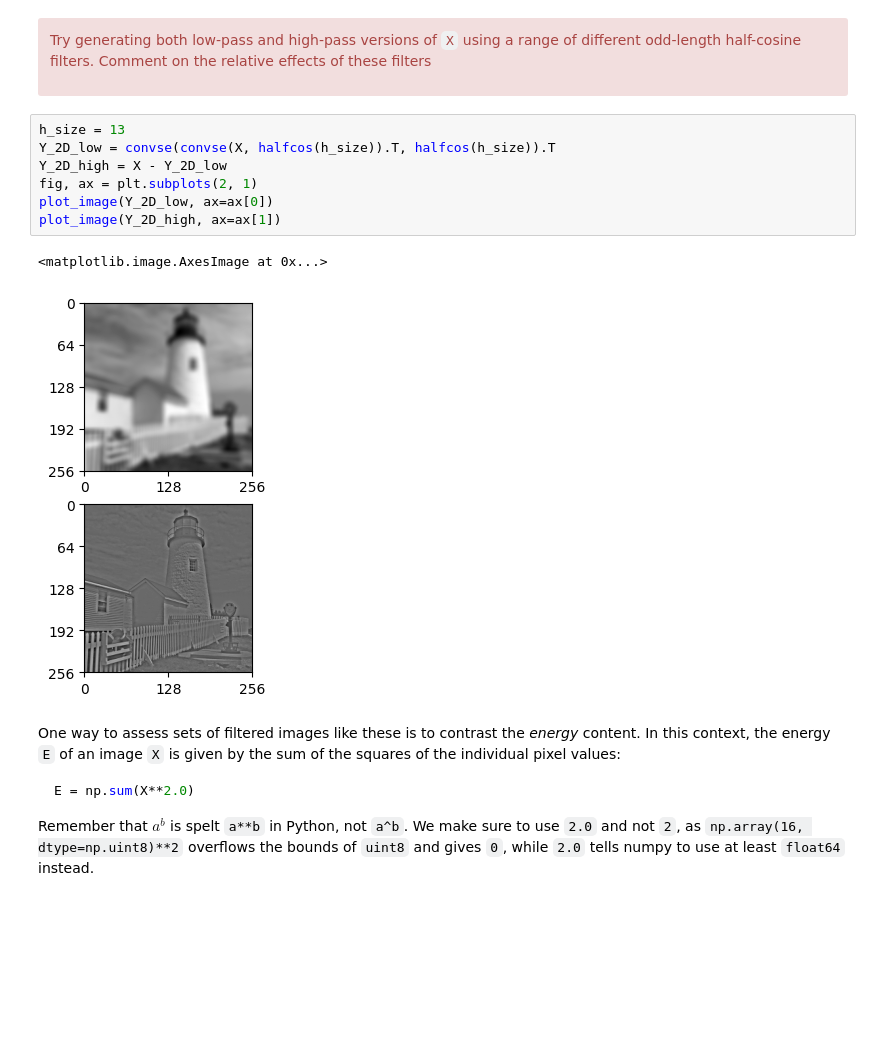
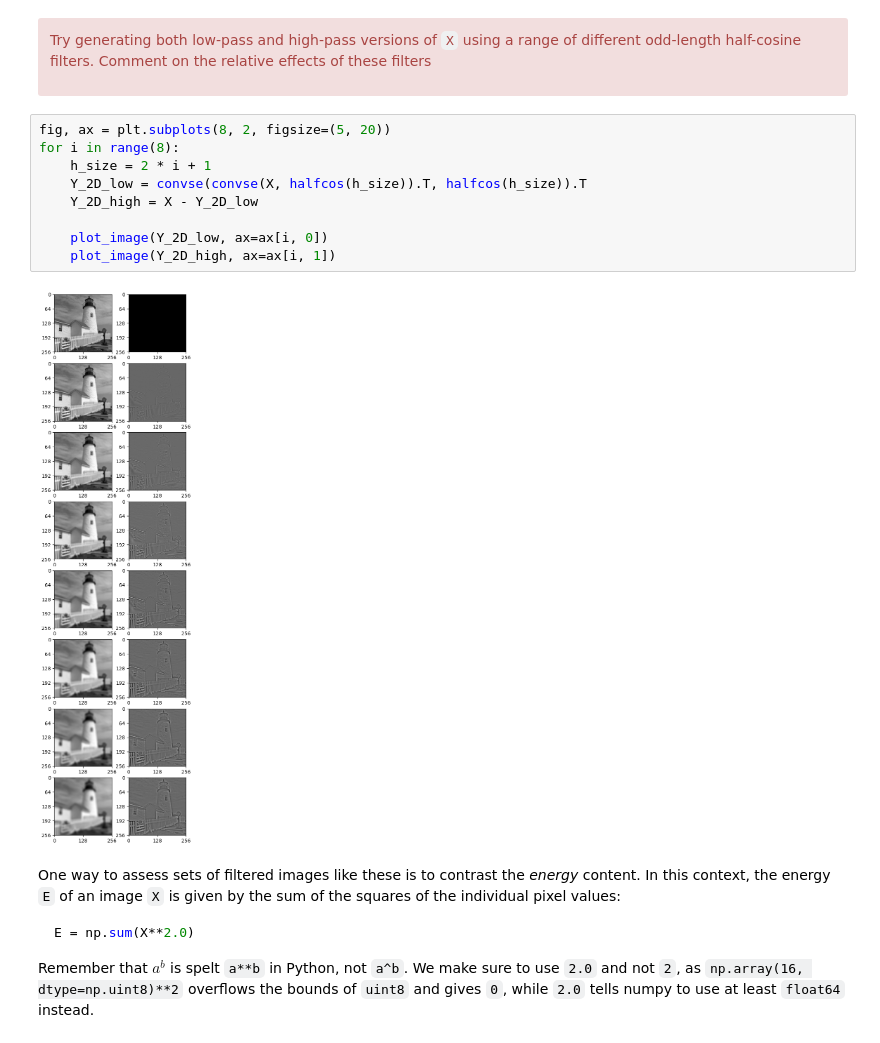
Before and after one commit to Aaron-AA0721/cued_sf2_lab, a Jupyter notebook: 5-simple-image-filtering.ipynb, the cells around one changed output. Drawn from its saved outputs; the diff is of its cells as text; blank space fills up the shorter version.

Commit message:
refined image display

````diff
--- a/5-simple-image-filtering.ipynb
+++ b/5-simple-image-filtering.ipynb
@@ -210,15 +218,16 @@ Try generating both low-pass and high-pass versions of `X` using a range of diff
 
 </div>
 # %%
-h_size = 13
-Y_2D_low = convse(convse(X, halfcos(h_size)).T, halfcos(h_size)).T
-Y_2D_high = X - Y_2D_low
-fig, ax = plt.subplots(2, 1)
-plot_image(Y_2D_low, ax=ax[0])
-plot_image(Y_2D_high, ax=ax[1])
+fig, ax = plt.subplots(8, 2, figsize=(5, 20))
+for i in range(8):
+    h_size = 2 * i + 1
+    Y_2D_low = convse(convse(X, halfcos(h_size)).T, halfcos(h_size)).T
+    Y_2D_high = X - Y_2D_low
+
+    plot_image(Y_2D_low, ax=ax[i, 0])
+    plot_image(Y_2D_high, ax=ax[i, 1])
 # %% [output]
-<matplotlib.image.AxesImage at 0x...>
-[figure, old version]
+[figure, new version]
 # %% [markdown]
 One way to assess sets of filtered images like these is to contrast the *energy* content. In this context, the energy `E` of an image `X` is given by the sum of the squares of the individual pixel values:
 ```python
````
Also changed, not shown: parts of 6 cells of this notebook, 1 other file.
